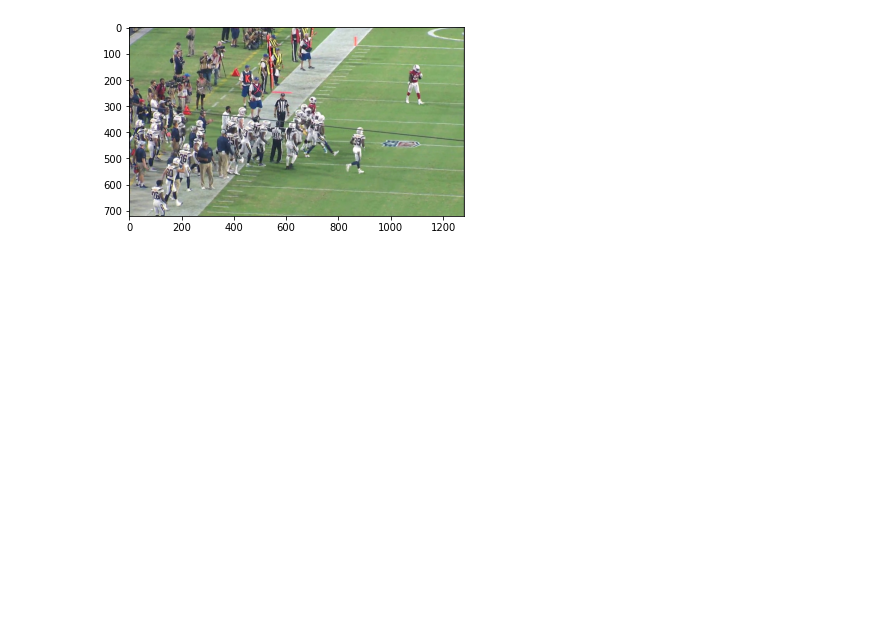
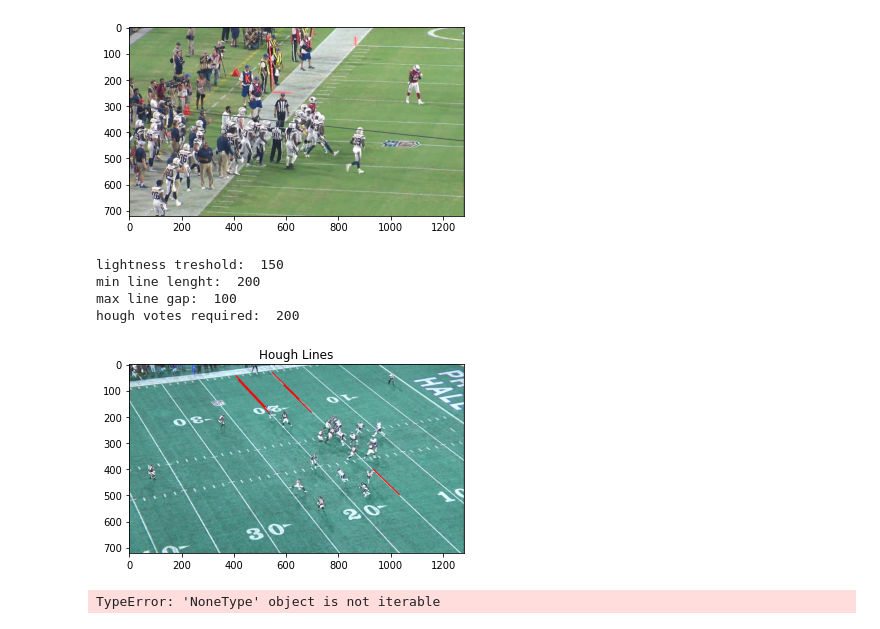
Before and after one commit to prenassipaolo/kaggle_nfl_2021, a Jupyter notebook: linedet_tuning_pseudocode.ipynb, the cells around one changed output. Cells and saved outputs as stored; diff of their text form; code cells hidden in the pictures; blank space fills up the shorter version.

```diff
--- a/linedet_tuning_pseudocode.ipynb
+++ b/linedet_tuning_pseudocode.ipynb
@@ -31,0 +99,37 @@ for im in images:
+# %%
+#tresholds to optimize on
+lower_lightness_tresholds = [150, 160, 180, 200]
+hough_minLineLength_t = [10, 50, 100, 150, 200] # _t => tresholds (valori da sperimentare)
+hough_maxLineGap_t = [0, 5, 10, 50, 100]
+hough_minVotes_t = [50, 100, 150, 200, 400]
+# %%
+#static parameters
+hls_upper_color = np.array([180,255,255])
+# %%
+#random selection of parameters
+# in realtà vorremmo scorrere tutte le possibili combinazioni, e paragonarle una con l'altra
+
+#random.choice() seleziona un elemento random dalla lista
+hls_lower_color = np.array([0, random.choice(lower_lightness_tresholds), 0])
+hough_minLineLength = random.choice(hough_minLineLength_t)
+hough_maxLineGap = random.choice(hough_maxLineGap_t)
+hough_minVotes = random.choice(hough_minVotes_t)
+
+print('lightness treshold: ' , hls_lower_color[1])
+print('min line lenght: ' ,hough_minLineLength)
+print('max line gap: ' ,hough_maxLineGap)
+print('hough votes required: ' ,hough_minVotes)
+# %% [output]
+lightness treshold:  150
+min line lenght:  200
+max line gap:  100
+hough votes required:  200
+# %%
+#esecuzione della procedura e print delle quattro immagini (2 immagini * 2 tipi di hough)
+for img in images:
+    lines_houghP, lines_hough = main_procedure(img, hls_lower_color,hls_upper_color,hough_minLineLength,hough_maxLineGap,hough_minVotes)
+    plot_houghP(img,lines_houghP)
+    plot_hough(img,lines_hough)
+# %% [output]
+[figure, added]
+TypeError: 'NoneType' object is not iterable
```
Also changed, not shown: parts of 3 cells of this notebook.
